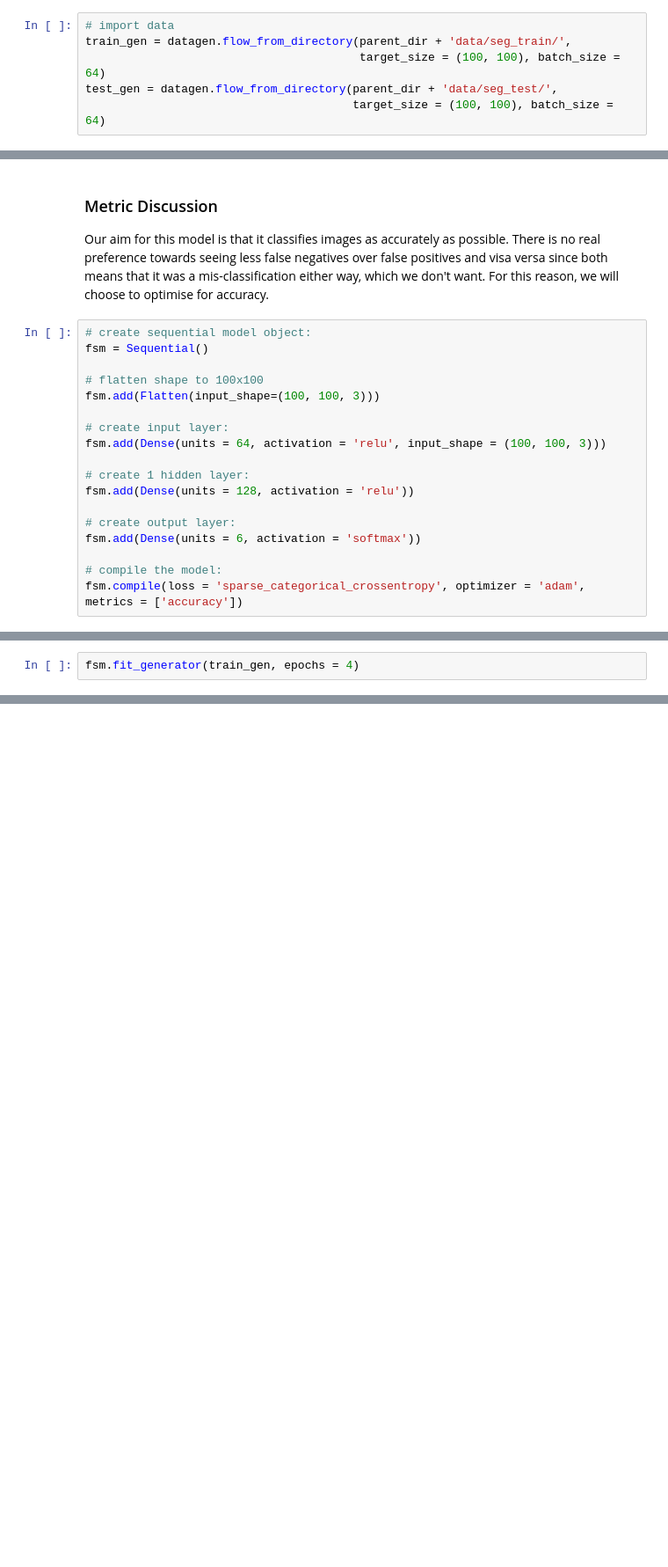
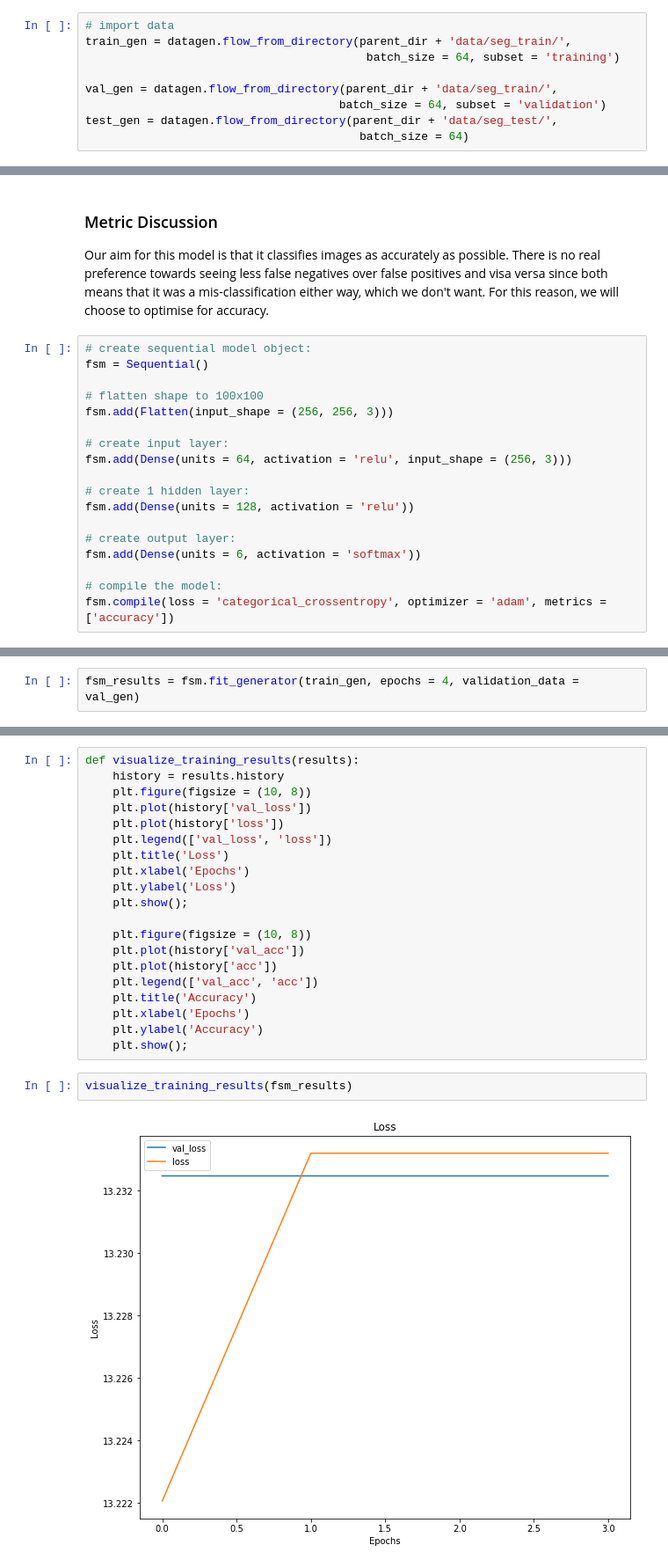
Before and after one commit to lecritch/Cene-Image-Classification, a Jupyter notebook: notebooks/modelling/01_import_fsm.ipynb, the cells around one changed output, grey strips where cells are left out. Shown at 88% size. Cells and saved outputs as stored; diff of their text form; blank space fills up the shorter version.

```diff
--- a/notebooks/modelling/01_import_fsm.ipynb
+++ b/notebooks/modelling/01_import_fsm.ipynb
@@ -25,7 +31,10 @@ datagen = ImageDataGenerator()
 # %%
 # import data
 train_gen = datagen.flow_from_directory(parent_dir + 'data/seg_train/',
-                                        target_size = (100, 100), batch_size = 64)
+                                         batch_size = 64, subset = 'training')
+
+val_gen = datagen.flow_from_directory(parent_dir + 'data/seg_train/',
+                                     batch_size = 64, subset = 'validation')
 test_gen = datagen.flow_from_directory(parent_dir + 'data/seg_test/',
-                                       target_size = (100, 100), batch_size = 64)
+                                        batch_size = 64)
 # %% [output]
@@ -75,10 +126,10 @@ Our aim for this model is that it classifies images as accurately as possible.
 fsm = Sequential()
 
 # flatten shape to 100x100
-fsm.add(Flatten(input_shape=(100, 100, 3)))
+fsm.add(Flatten(input_shape = (256, 256, 3)))
 
 # create input layer:
-fsm.add(Dense(units = 64, activation = 'relu', input_shape = (100, 100, 3)))
+fsm.add(Dense(units = 64, activation = 'relu', input_shape = (256, 3)))
 
 # create 1 hidden layer:
 fsm.add(Dense(units = 128, activation = 'relu'))
@@ -87,4 +138,4 @@ fsm.add(Dense(units = 128, activation = 'relu'))
 fsm.add(Dense(units = 6, activation = 'softmax'))
 
 # compile the model:
-fsm.compile(loss = 'sparse_categorical_crossentropy', optimizer = 'adam', metrics = ['accuracy'])
+fsm.compile(loss = 'categorical_crossentropy', optimizer = 'adam', metrics = ['accuracy'])
@@ -91,4 +160,4 @@ fsm.compile(loss = 'sparse_categorical_crossentropy', optimizer = 'adam', metric
 # %%
-fsm.fit_generator(train_gen, epochs = 4)
+fsm_results = fsm.fit_generator(train_gen, epochs = 4, validation_data = val_gen)
 # %% [output]
 Epoch 1/4
@@ -95,0 +171,24 @@ ValueError: Error when checking target: expected dense_15 to have shape (1,) but
+# %%
+def visualize_training_results(results):
+    history = results.history
+    plt.figure(figsize = (10, 8))
+    plt.plot(history['val_loss'])
+    plt.plot(history['loss'])
+    plt.legend(['val_loss', 'loss'])
+    plt.title('Loss')
+    plt.xlabel('Epochs')
+    plt.ylabel('Loss')
+    plt.show();
+
+    plt.figure(figsize = (10, 8))
+    plt.plot(history['val_acc'])
+    plt.plot(history['acc'])
+    plt.legend(['val_acc', 'acc'])
+    plt.title('Accuracy')
+    plt.xlabel('Epochs')
+    plt.ylabel('Accuracy')
+    plt.show();
+# %%
+visualize_training_results(fsm_results)
+# %% [output]
+[figure, added]
```
Also changed, not shown: parts of 13 cells of this notebook.
